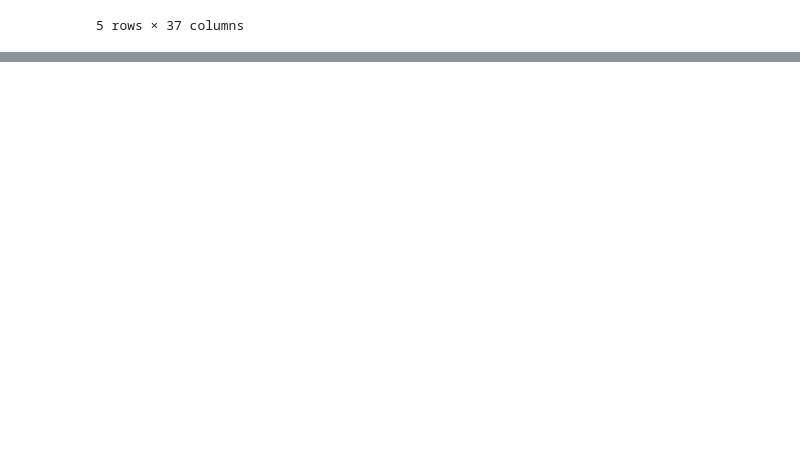
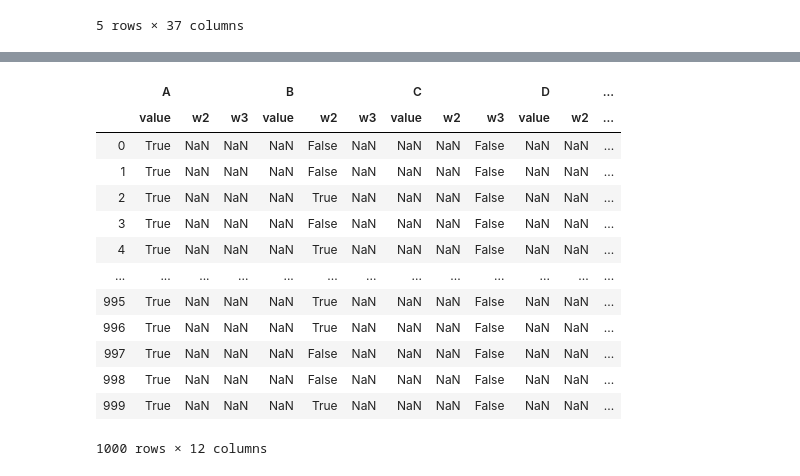
Before and after one commit to sMedX/slb, a Jupyter notebook: filter/Filter_test.ipynb, the cells around one changed output, grey strips where cells are left out. Cells and saved outputs as stored; diff of their text form; code cells hidden in the pictures; blank space fills up the shorter version.

```diff
--- a/filter/Filter_test.ipynb
+++ b/filter/Filter_test.ipynb
@@ -426,24 +441,40 @@ df_new
 # %%
 # Результат фильтрации
 
 df_filter_result = pd.DataFrame().reindex_like(df_new)
 
 # Так задаем правила фильтра
 rules = {('A', 'value'):'df_new.A.value < x',
          ('B', 'w2') :'df_new.B.w2 > x',
          ('C', 'w3'):'df_new.C.w3*10 <= x',
          ('D', 'w3'):'df_new.D.w3 == x'}
 
 # Так задаем параметры от пользователя
 user_record = {('A', 'value') : 0.9,
                 ('B', 'w2') : 0.5,
                 ('C', 'w3') : 0.3,
                 ('D', 'w3') : 's1'}
 
 for key, rule in rules.items():
-    x = user_record[key]
-    df_filter_result[key] = pd.eval(rule)
+    if key in user_record:
+        x = user_record[key]
+        df_filter_result[key] = pd.eval(rule)
 
 df_filter_result
+# %% [output]
+|  | A |  |  | B |  |  | C |  |  | D |  | ... |
+|  | value | w2 | w3 | value | w2 | w3 | value | w2 | w3 | value | w2 | ... |
+| 0 | True | NaN | NaN | NaN | False | NaN | NaN | NaN | False | NaN | NaN | ... |
+| 1 | True | NaN | NaN | NaN | False | NaN | NaN | NaN | False | NaN | NaN | ... |
+| 2 | True | NaN | NaN | NaN | True | NaN | NaN | NaN | False | NaN | NaN | ... |
+| 3 | True | NaN | NaN | NaN | False | NaN | NaN | NaN | False | NaN | NaN | ... |
+| 4 | True | NaN | NaN | NaN | True | NaN | NaN | NaN | False | NaN | NaN | ... |
+| ... | ... | ... | ... | ... | ... | ... | ... | ... | ... | ... | ... | ... |
+| 995 | True | NaN | NaN | NaN | True | NaN | NaN | NaN | False | NaN | NaN | ... |
+| 996 | True | NaN | NaN | NaN | True | NaN | NaN | NaN | False | NaN | NaN | ... |
+| 997 | True | NaN | NaN | NaN | False | NaN | NaN | NaN | False | NaN | NaN | ... |
+| 998 | True | NaN | NaN | NaN | False | NaN | NaN | NaN | False | NaN | NaN | ... |
+| 999 | True | NaN | NaN | NaN | True | NaN | NaN | NaN | False | NaN | NaN | ... |
+1000 rows × 12 columns
 # %%
 # Вывод ключей в порядке убывания совпадений
```
Also changed, not shown: parts of 10 cells of this notebook.
